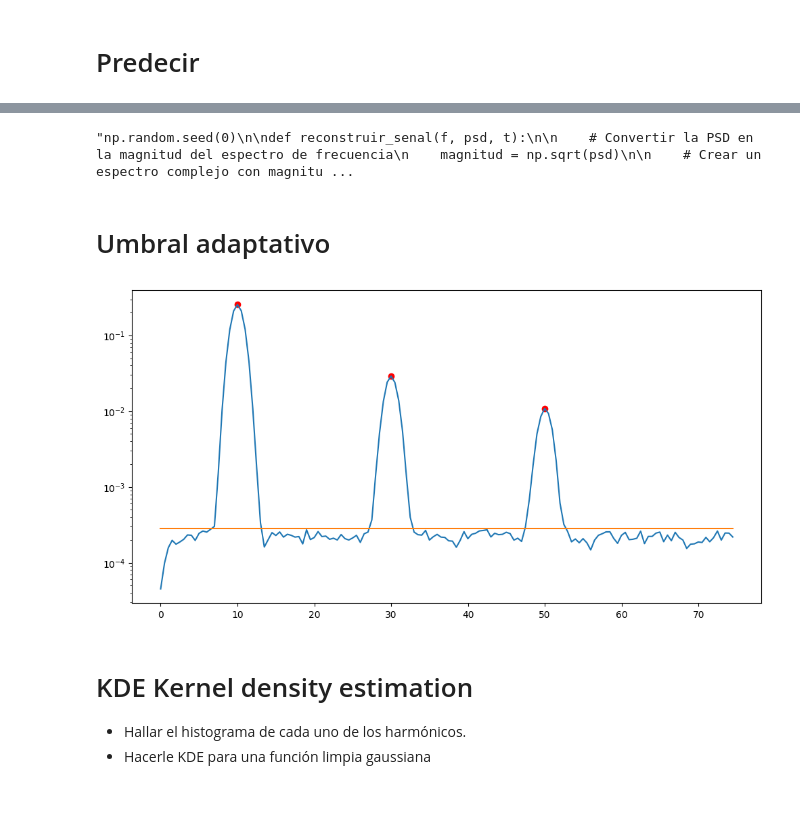
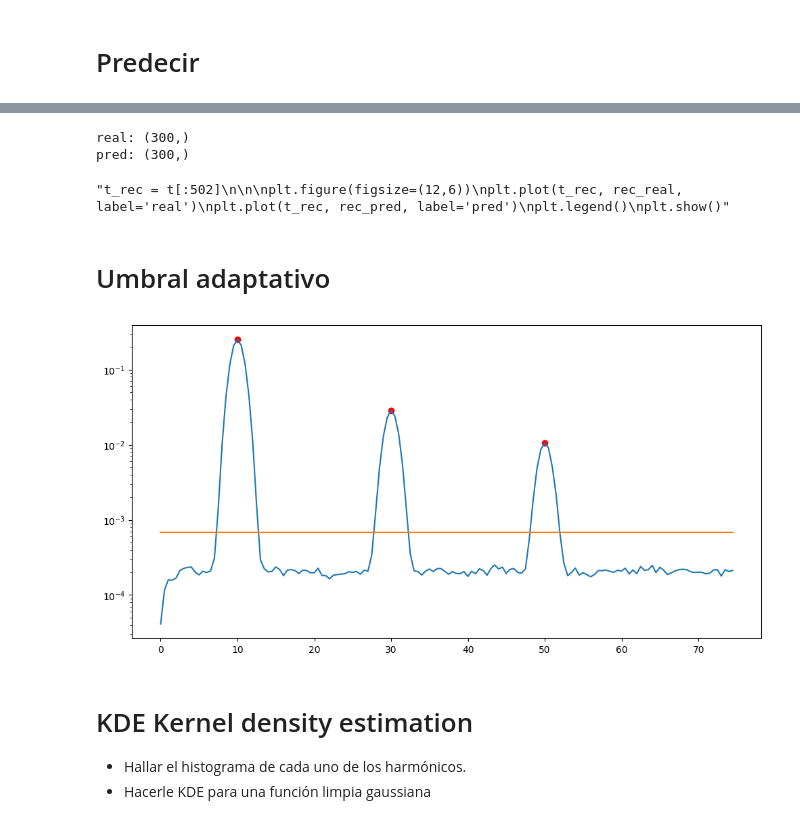
Before and after one commit to dramirezbe/Signal-theory, a Jupyter notebook: Random-signal-analysis/PSD_Estimation_arreglado.ipynb, the cells around one changed output, grey strips where cells are left out. Drawn from its saved outputs; the diff is of its cells as text; code cells hidden in the pictures.

```diff
--- a/Random-signal-analysis/PSD_Estimation_arreglado.ipynb
+++ b/Random-signal-analysis/PSD_Estimation_arreglado.ipynb
@@ -175,5 +175,5 @@ plt.show()
 # %%
-"""np.random.seed(0)
+np.random.seed(0)
 
 def reconstruir_senal(f, psd, t):
 
@@ -197,44 +197,57 @@ def reconstruir_senal(f, psd, t):
     return senal_real[:len(t)]
 
 rec_real = reconstruir_senal(f, Psd_real[100], t)
-rec_pred = reconstruir_senal(f,psd_pred[100], t)
-t_rec = t[0:502]
+rec_pred = reconstruir_senal(f, psd_pred[100], t)
+
+rec_X = np.zeros(())
+
+for i in range(psd_pred.shape[0]):
+    rec_pred = reconstruir_senal(f, psd_pred[i], t)
+    rec_real = reconstruir_senal(f, Psd_real[i], t)
+
+
+
+print('real:',rec_real.shape)
+print('pred:',rec_pred.shape)
+t_rec = t[:300]
 
 
 plt.figure(figsize=(12,6))
 plt.plot(t_rec, rec_real, label='real')
 plt.plot(t_rec, rec_pred, label='pred')
 plt.legend()
-plt.show()"""
+plt.show()
 # %% [output]
-"np.random.seed(0)\n\ndef reconstruir_senal(f, psd, t):\n\n    # Convertir la PSD en la magnitud del espectro de frecuencia\n    magnitud = np.sqrt(psd)\n\n    # Crear un espectro complejo con magnitu ...
+real: (300,)
+pred: (300,)
+"t_rec = t[:502]\n\n\nplt.figure(figsize=(12,6))\nplt.plot(t_rec, rec_real, label='real')\nplt.plot(t_rec, rec_pred, label='pred')\nplt.legend()\nplt.show()"
 # %% [markdown]
 # Umbral adaptativo
 # %%
 def harmonics(f, psd):
 
     noise_level = noise_level = np.percentile(psd, 10)  # Usa el percentil 10 como estimación del ruido
-    k = 0.0001
+    k = 0.0005
     thresholding = noise_level + k
     peaks, _ = sig.find_peaks(psd, height=thresholding, distance=1)
     peaks_filtered = peaks[psd[peaks] > thresholding] #filtrar picos
     harm_f = f[peaks_filtered]
     harm_psd = psd[peaks_filtered]
 
 
     return thresholding, harm_f, harm_psd
 
 
 thres, harm_f, harm_psd = harmonics(f, psd_pred[100])
 
 plt.figure(figsize=(12,6))
 plt.semilogy(f, psd_pred[100])
 plt.semilogy(f, np.full(len(f), thres))
 plt.scatter(harm_f, harm_psd, c='r')
 
 plt.show()
 # %% [output]
-[figure, old version]
+[figure, new version]
 # %% [markdown]
 # KDE Kernel density estimation
 
```
Also changed, not shown: parts of 6 cells of this notebook.
